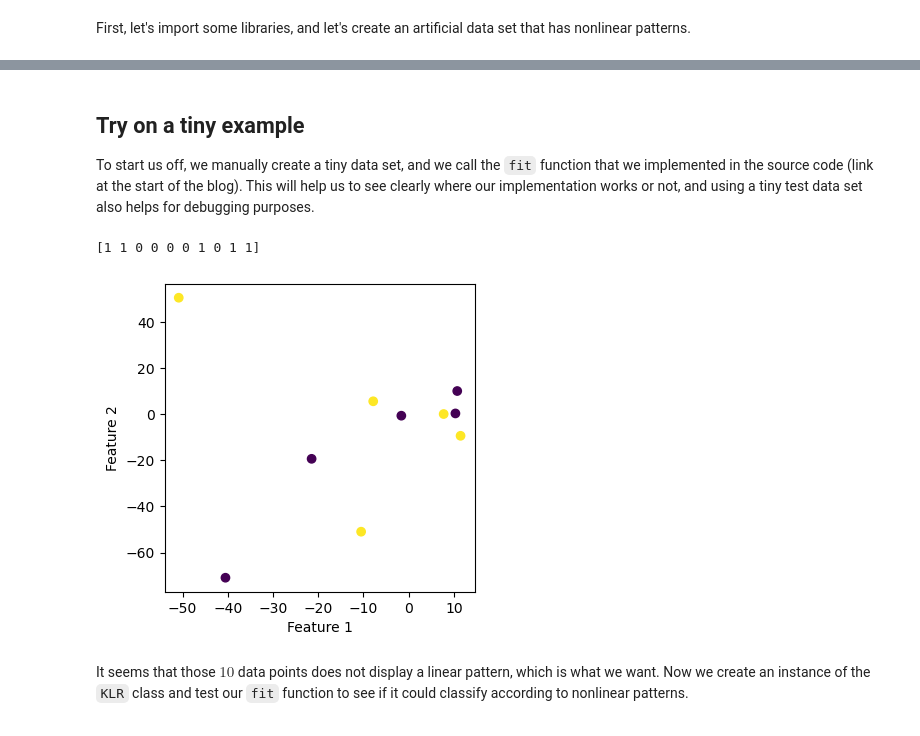
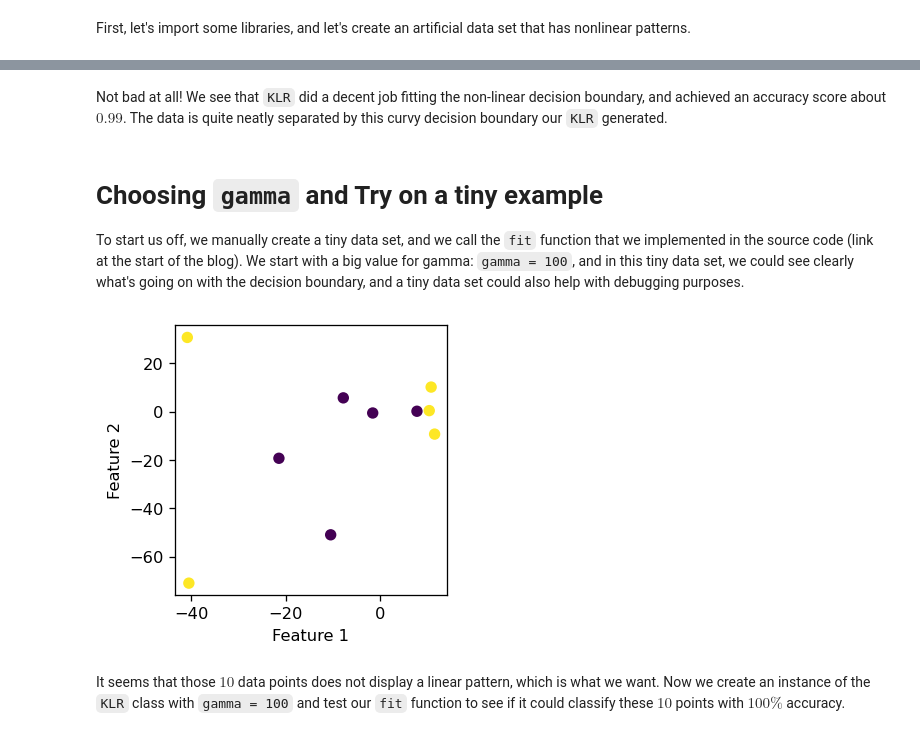
Before and after one commit to Xianzhiwang1/CS0451-page-site, a Jupyter notebook: posts/my-blog-post-03-kernel-logistic/index.ipynb, the cells around one changed output, grey strips where cells are left out. Saved outputs shown, nothing was run; the diff lists cells and outputs as text; code cells hidden in the pictures.

```diff
--- a/posts/my-blog-post-03-kernel-logistic/index.ipynb
+++ b/posts/my-blog-post-03-kernel-logistic/index.ipynb
@@ -32,9 +44,11 @@ First, let's import some libraries, and let's create an artificial data set that
 # %%
 
 # from sklearn.datasets import make_blobs
-from sklearn.datasets import make_moons, make_circles
+from sklearn.datasets import make_moons, make_circles, make_blobs, make_biclusters, make_classification
 from matplotlib import pyplot as plt
-plt.rcParams["figure.figsize"] = (4,4)
+plt.rcParams["figure.figsize"] = (3,3)
+plt.rcParams['figure.dpi'] = 117
+plt.rcParams['savefig.dpi'] = 78
 import numpy as np
 np.random.seed(42)
 from sklearn.linear_model import LogisticRegression
@@ -59,27 +82,27 @@ labels = plt.gca().set(xlabel = "Feature 1", ylabel = "Feature 2")
+# %% [markdown]
+Not bad at all! We see that `KLR` did a decent job fitting the non-linear decision boundary, and achieved an accuracy score about $0.99$. The data is quite neatly separated by this curvy decision boundary our `KLR` generated.
 # %% [markdown]
-## Try on a tiny example
-To start us off, we manually create a tiny data set, and we call the `fit` function that we implemented in the source code (link at the start of the blog). This will help us to see clearly where our implementation works or not, and using a tiny test data set also helps for debugging purposes.
+# Choosing `gamma` and Try on a tiny example
+To start us off, we manually create a tiny data set, and we call the `fit` function that we implemented in the source code (link at the start of the blog). We start with a big value for gamma: `gamma = 100`, and in this tiny data set, we could see clearly what's going on with the decision boundary, and a tiny data set could also help with debugging purposes.
 # %%
 XX = np.array([
-[-50.84739307, 50.71154296],
+[-40.84739307, 30.71154296],
  [ 11.46814927, -9.28580296],
  [ -40.5192833,   -70.94984582],
  [ 10.73327397,  10.17310931],
  [ 10.33197143,  0.43375035],
 
  [ -1.62726102, -0.54736954],
 [-7.84739307, 5.71154296],
  [ -21.46814927, -19.28580296],
  [ -10.5192833,   -50.94984582],
  [ 7.73327397,  0.17310931],
 ])
-yy = np.array([1, 1, 0, 0, 0, 0, 1, 0, 1, 1])
-print(yy)
+yy = np.array([1, 1, 1, 1, 1, 0, 0, 0, 0, 0])
 plt.scatter(XX[:,0], XX[:,1], c = yy)
 labels = plt.gca().set(xlabel = "Feature 1", ylabel = "Feature 2")
 # %% [output]
-[1 1 0 0 0 0 1 0 1 1]
-[figure, old version]
+[figure, new version]
 # %% [markdown]
-It seems that those $10$ data points does not display a linear pattern, which is what we want. Now we create an instance of the `KLR` class and test our `fit` function to see if it could classify according to nonlinear patterns.
+It seems that those $10$ data points does not display a linear pattern, which is what we want. Now we create an instance of the `KLR` class with `gamma = 100` and test our `fit` function to see if it could classify these $10$ points with $100 \%$ accuracy.
 # %%
```
Also changed, not shown: parts of 44 cells of this notebook, 1 other file.
